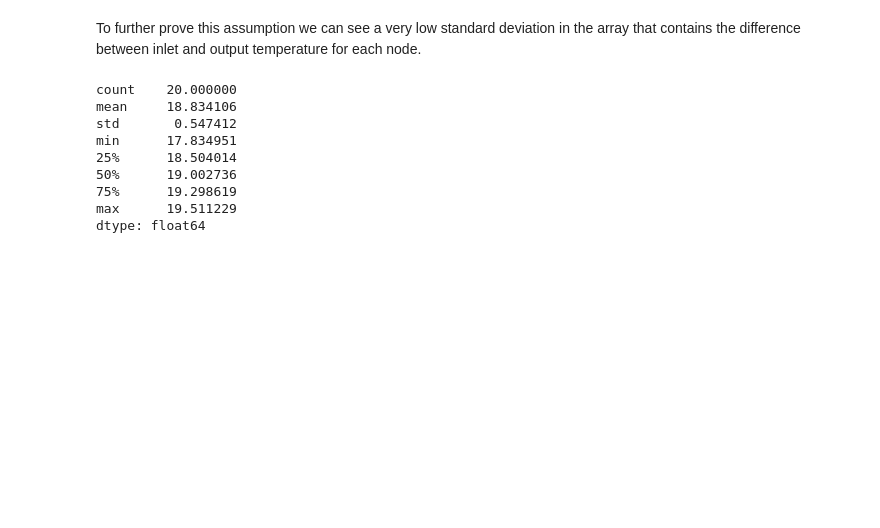
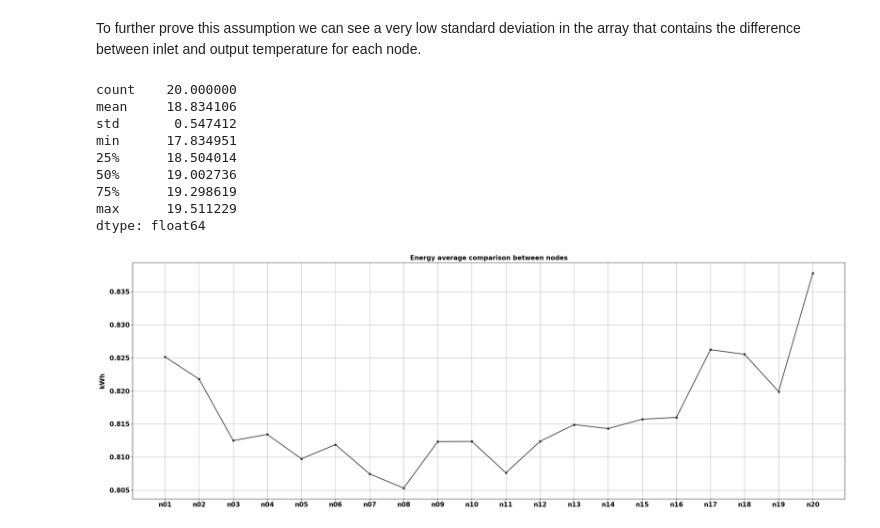
Before and after one commit to LSquarzoni/GreenTeam, a Jupyter notebook: Energy_Saving_computation.ipynb, the cells around one changed output. Saved outputs shown, nothing was run; the diff lists cells and outputs as text; code cells hidden in the pictures; blank space fills up the shorter version.

Commit message:
new graph

```diff
--- a/Energy_Saving_computation.ipynb
+++ b/Energy_Saving_computation.ipynb
@@ -101,3 +106,35 @@ min      17.834951
 75%      19.298619
 max      19.511229
 dtype: float64
+# %%
+# Creation of individual nodes' dataset and plotting as a lineplot
+dataset_E_nodes = pd.DataFrame()
+dataset_E_mean_nodes = pd.Series()
+
+for i in range(1, 21):
+    if (i < 10):
+        node_nbr = "n0" + str(i)
+    else:
+        node_nbr = "n" + str(i)
+    node = [col for col in dataset_E.columns if node_nbr in col]
+    if not node:
+        continue # Skipping a cycle if the node number isn't present
+    new_node = dataset_E[node].mean(axis=1)
+    dataset_E_nodes[node_nbr] = new_node
+    dataset_E_mean_nodes[node_nbr] = dataset_E_nodes[node_nbr].mean()
+
+fig, ax = plt.subplots(figsize=(30,10))
+
+sns.lineplot(data=dataset_E_mean_nodes, ax=ax, c='black', linewidth=2, alpha=0.7, marker='s')
+plt.grid(True)
+plt.gca().yaxis.labelpad = 10
+plt.xticks(fontweight='bold', fontsize=15)
+plt.yticks(fontweight='bold', fontsize=15)
+plt.ylabel('kWh', fontweight='bold', fontsize=15)
+plt.title("Energy average comparison between nodes", fontweight='bold', fontsize=15)
+ax.set_ylim()
+
+#plt.savefig('../PLOTS/PWR_nodes_mean_plot.png', dpi=300)
+plt.show()
+# %% [output]
+[figure, added]
```
Also changed, not shown: parts of 1 cell of this notebook.
